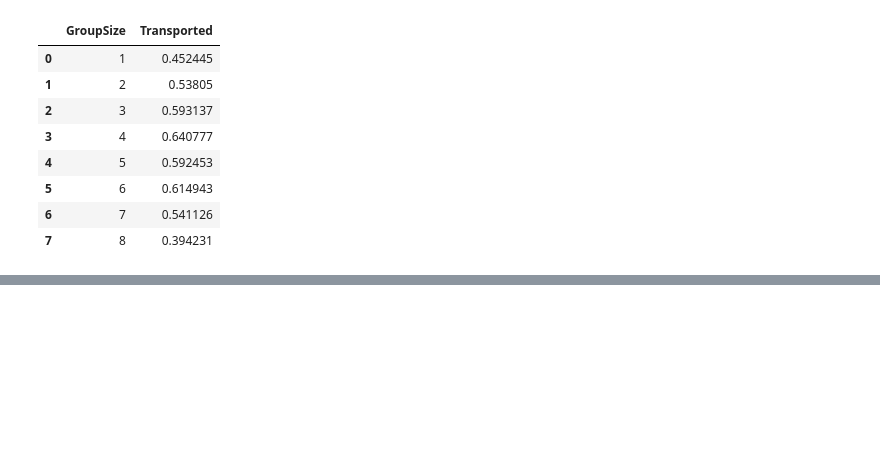
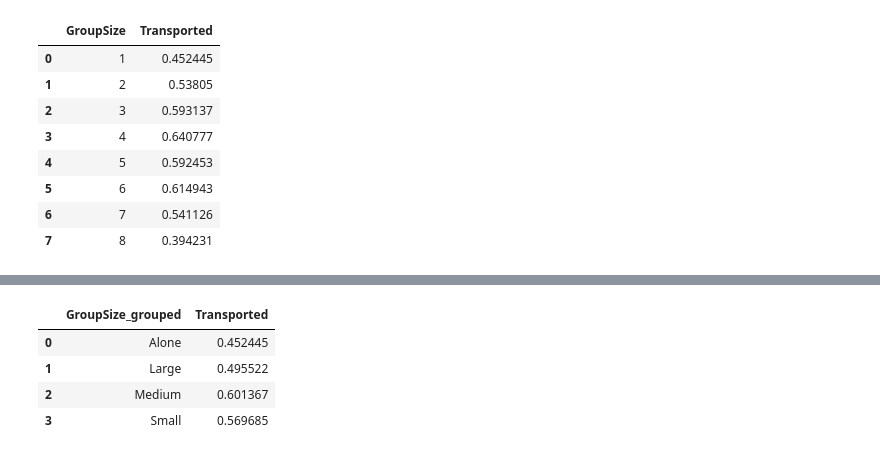
Before and after one commit to harsij01/spaceship-titanic, a Jupyter notebook: spaceship_titanic.ipynb, the cells around one changed output, grey strips where cells are left out. Drawn from its saved outputs; the diff is of its cells as text; code cells hidden in the pictures; blank space fills up the shorter version.

Commit message:
added GroupSize_grouped column

```diff
--- a/spaceship_titanic.ipynb
+++ b/spaceship_titanic.ipynb
@@ -209,0 +182,13 @@ abdb2e1 initial commit
+# %%
+# Divide group size into "Alone", "Small", "Medium" and "Large"
+group_map = {1: "Alone", 2: "Small", 3: "Small", 4:"Small", 5: "Medium", 6: "Medium", 7: "Large", 8: "Large"}
+
+df["GroupSize_grouped"] = df["GroupSize"].map(group_map)
+# %%
+df.groupby(["GroupSize_grouped"], as_index=False)["Transported"].mean()
+# %% [output]
+|  | GroupSize_grouped | Transported |
+| 0 | Alone | 0.452445 |
+| 1 | Large | 0.495522 |
+| 2 | Medium | 0.601367 |
+| 3 | Small | 0.569685 |
```
Also changed, not shown: parts of 5 cells of this notebook.
